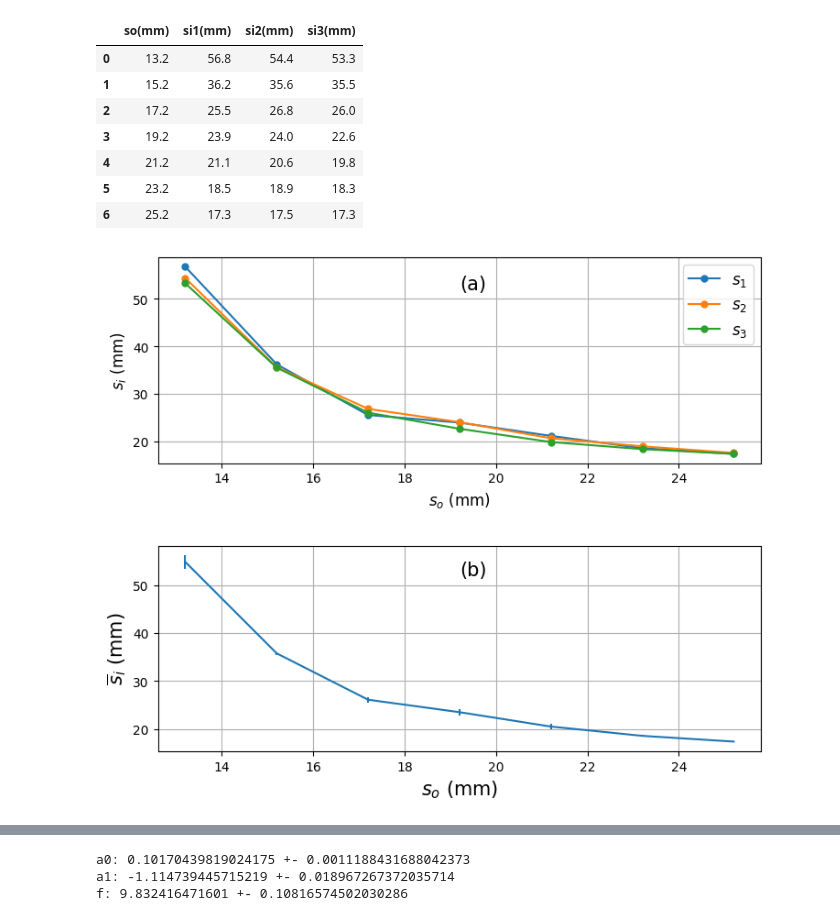
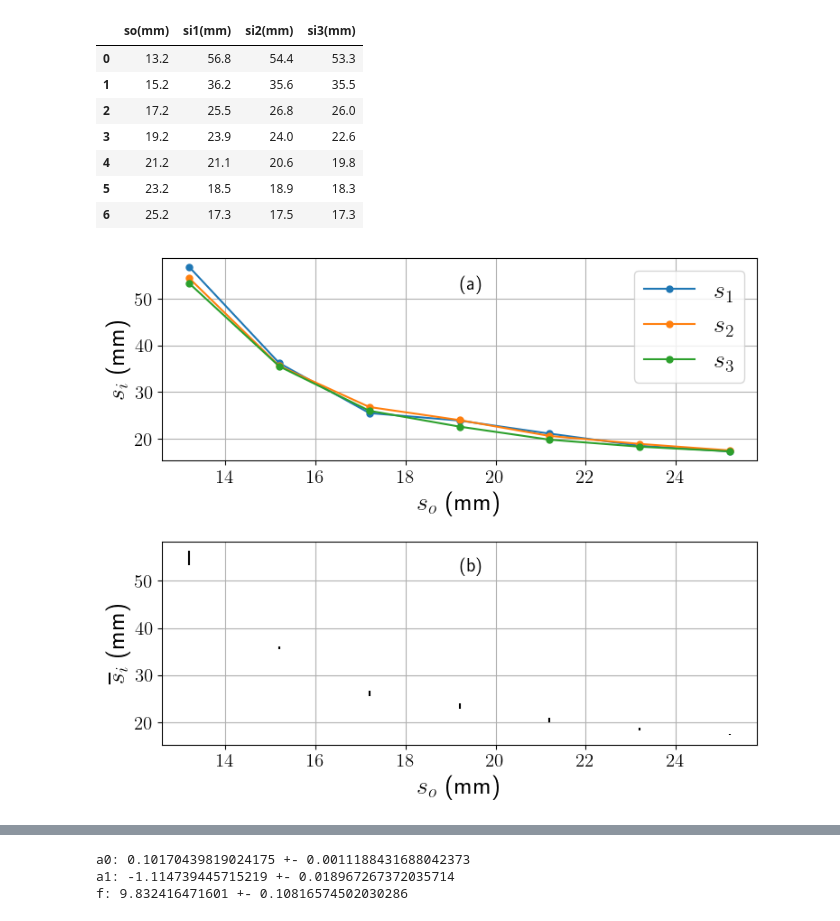
Before and after one commit to dangarciahe/ProblemasExperimental2, a Jupyter notebook: Punto3.ipynb, the cells around one changed output, grey strips where cells are left out. Drawn from its saved outputs; the diff is of its cells as text; code cells hidden in the pictures.

```diff
--- a/Punto3.ipynb
+++ b/Punto3.ipynb
@@ -15,50 +15,61 @@ datos
 | 5 | 23.2 | 18.5 | 18.9 | 18.3 |
 | 6 | 25.2 | 17.3 | 17.5 | 17.3 |
 # %%
+plt.rcParams['text.usetex']=True
 fig = plt.figure(figsize=(8.5,7))
 ax0 = fig.add_subplot(211)
+plt.xlabel(r"$s_o$ (mm)", fontsize=20)
+plt.ylabel(r"$s_i$ (mm)", fontsize=20)
+plt.yticks(np.arange(20,60,10), fontsize=15)
+plt.xticks(np.arange(14,26,2), fontsize=15)
+
+
 ax1 = fig.add_subplot(212)
+plt.xlabel(r"$s_o$ (mm)", fontsize=20)
+plt.ylabel(r"$\overline{s}_i$ (mm)", fontsize=20)
+plt.yticks(np.arange(20,60,10), fontsize=15)
+plt.xticks(np.arange(14,26,2), fontsize=15)
 fig.subplots_adjust(hspace=0.4)
+
 
 labelpos = (datos["so(mm)"][6] + datos["so(mm)"][0])/2
 
 
 ## 3.1
 for ii in range (3):
     ax0.plot(datos["so(mm)"], datos[f"si{ii+1}(mm)"], 'o-', label=f"$s_{ii+1}$", \
             markersize = 5)
-ax0.set_xlabel(r"$s_o$ (mm)", fontsize=12)
-ax0.set_ylabel(r"$s_i$ (mm)", fontsize=12)
-ax0.set_xticks(np.arange(14,26,2), fontsize=11)
-ax0.set_yticks(np.arange(20,60,10), fontsize=11)
-ax0.legend(fontsize=12)
+
+ax0.set_yticks(np.arange(20,60,10), fontsize=15)
+ax0.set_xticks(np.arange(14,26,2), fontsize=15)
+ax0.legend(fontsize=20)
 ax0.grid()
 
 
 
 ## 3.2 y  3.3
 averages = []
 deviations = []
 for ii in range (len(datos["so(mm)"])):
     aux = []
     for jj in range (1, 4):
         aux.append(datos[f"si{jj}(mm)"][ii])
     averages.append(np.average(aux))
     deviations.append(np.std(aux))
 
-ax1.errorbar(datos["so(mm)"], averages, yerr=deviations, marker='', ls='-')
+ax1.errorbar(datos["so(mm)"], averages, yerr=deviations, fmt='o', color='k', markersize=0)
 ax1.set_xticks(np.arange(14,26,2), fontsize=20)
-ax1.set_yticks(np.arange(20,60,10), fontsize=15)
-ax1.set_xlabel(r"$s_o$ (mm)", fontsize=15)
-ax1.set_ylabel(r"$\overline{s}_i$ (mm)", fontsize=15)
+ax1.set_yticks(np.arange(20,60,10), fontsize=20)
+
 ax1.grid()
 
 ax0.text(labelpos, 52, ("(a)"),fontsize=15)
 ax1.text(labelpos, 52, ("(b)"),fontsize=15)
 
+
 plt.savefig("s0si.pdf")
 plt.show()
 # %% [output]
-[figure, old version]
+[figure, new version]
 # %%
 from scipy.optimize import curve_fit
```
Also changed, not shown: parts of 2 cells of this notebook.
